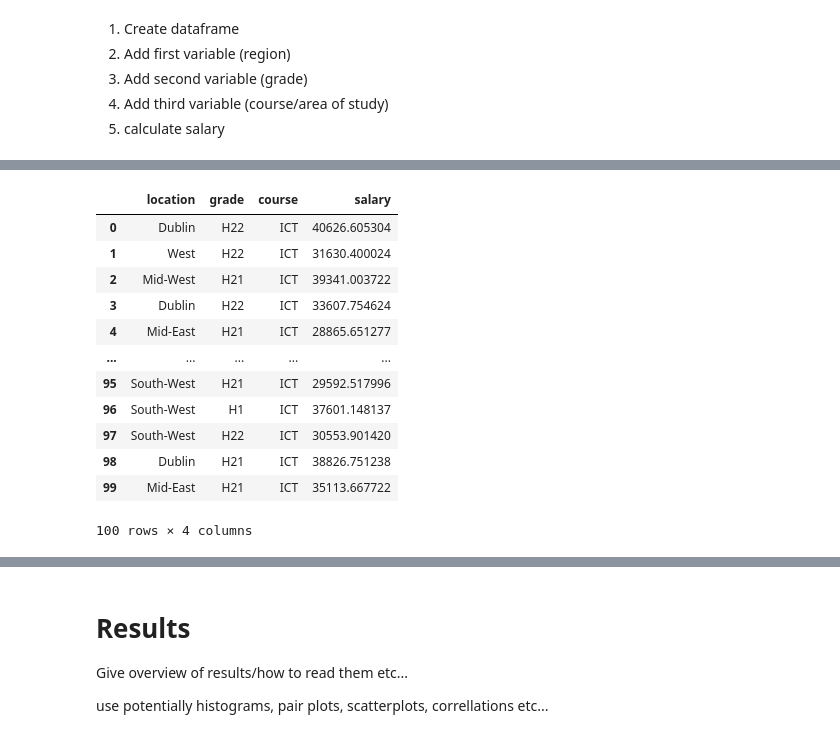
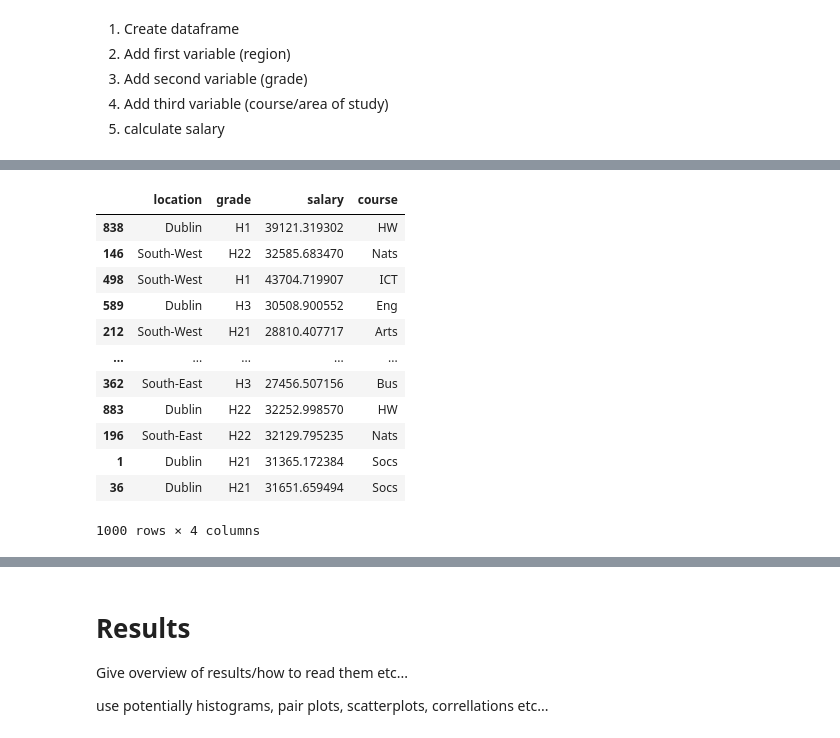
Before and after one commit to PeeBs68/mywork, a Jupyter notebook: project1.ipynb, the cells around one changed output, grey strips where cells are left out. Drawn from its saved outputs; the diff is of its cells as text; code cells hidden in the pictures.

```diff
--- a/project1.ipynb
+++ b/project1.ipynb
@@ -275,13 +214,0 @@ x
-# %%
-# To get 100 random salaries between the max and min...assuming a standard normal distribution of values
-
-import random
-
-rand_sal = [random.randint(27951, 42562) for i in range(100)]
-
-# To just show the first 10 numbers in the list
-
-#x[:10]
-df['salary'] = rand_sal
-
-df
@@ -306,10 +330,10 @@ h21_rate = 0.91
 h22_rate = 0.85
 h3_rate = 0.76
 
-df['salary'] = (df['salary'] * h1_rate).where(df['grade'] == 'H1', df['salary'] * 1)
-df['salary'] = (df['salary'] * h21_rate).where(df['grade'] == 'H21', df['salary'] * 1)
-df['salary'] = (df['salary'] * h22_rate).where(df['grade'] == 'H22', df['salary'] * 1)
-df['salary'] = (df['salary'] * h3_rate).where(df['grade'] == 'H3', df['salary'] * 1)
+final_df['salary'] = (final_df['salary'] * h1_rate).where(final_df['grade'] == 'H1', final_df['salary'] * 1)
+final_df['salary'] = (final_df['salary'] * h21_rate).where(final_df['grade'] == 'H21', final_df['salary'] * 1)
+final_df['salary'] = (final_df['salary'] * h22_rate).where(final_df['grade'] == 'H22', final_df['salary'] * 1)
+final_df['salary'] = (final_df['salary'] * h3_rate).where(final_df['grade'] == 'H3', final_df['salary'] * 1)
 
 
 # Apply Location rates
@@ -321,54 +345,55 @@ m_rate = 0.9814
 se_rate = 0.9957
 w_rate = 0.9421
 b_rate = 0.8899
 
-df['salary'] = (df['salary'] * dublin_rate).where(df['location'] == 'Dublin', df['salary'] * 1)
-df['salary'] = (df['salary'] * sw_rate).where(df['location'] == 'South-West', df['salary'] * 1)
-df['salary'] = (df['salary'] * mw_rate).where(df['location'] == 'Mid-West', df['salary'] * 1)
-df['salary'] = (df['salary'] * me_rate).where(df['location'] == 'Mid-East', df['salary'] * 1)
-df['salary'] = (df['salary'] * m_rate).where(df['location'] == 'Midlands', df['salary'] * 1)
-df['salary'] = (df['salary'] * se_rate).where(df['location'] == 'South-East', df['salary'] * 1)
-df['salary'] = (df['salary'] * w_rate).where(df['location'] == 'West', df['salary'] * 1)
-df['salary'] = (df['salary'] * b_rate).where(df['location'] == 'Border', df['salary'] * 1)
+final_df['salary'] = (final_df['salary'] * dublin_rate).where(final_df['location'] == 'Dublin', final_df['salary'] * 1)
+final_df['salary'] = (final_df['salary'] * sw_rate).where(final_df['location'] == 'South-West', final_df['salary'] * 1)
+final_df['salary'] = (final_df['salary'] * mw_rate).where(final_df['location'] == 'Mid-West', final_df['salary'] * 1)
+final_df['salary'] = (final_df['salary'] * me_rate).where(final_df['location'] == 'Mid-East', final_df['salary'] * 1)
+final_df['salary'] = (final_df['salary'] * m_rate).where(final_df['location'] == 'Midlands', final_df['salary'] * 1)
+final_df['salary'] = (final_df['salary'] * se_rate).where(final_df['location'] == 'South-East', final_df['salary'] * 1)
+final_df['salary'] = (final_df['salary'] * w_rate).where(final_df['location'] == 'West', final_df['salary'] * 1)
+final_df['salary'] = (final_df['salary'] * b_rate).where(final_df['location'] == 'Border', final_df['salary'] * 1)
 
-
+'''
 # Apply area_of_study rates
 bus_rate = 1.0322
 hw_rate = 0.9917
 eng_rate = 1.1008
 arts_rate = 0.7533
 ns_rate = 1.047
 ed_rate = 1.0946
 socs_rate = 0.9169
 ict_rate = 1.1471
 serv_rate = 0.9112
 agr_rate = 0.8679
 
 
 df['salary'] = (df['salary'] * bus_rate).where(df['course'] == 'Bus', df['salary'] * 1)
 df['salary'] = (df['salary'] * hw_rate).where(df['course'] == 'HW', df['salary'] * 1)
 df['salary'] = (df['salary'] * eng_rate).where(df['course'] == 'Eng', df['salary'] * 1)
 df['salary'] = (df['salary'] * arts_rate).where(df['course'] == 'Arts', df['salary'] * 1)
 df['salary'] = (df['salary'] * ns_rate).where(df['course'] == 'Nats', df['salary'] * 1)
 df['salary'] = (df['salary'] * ed_rate).where(df['course'] == 'Ed', df['salary'] * 1)
 df['salary'] = (df['salary'] * socs_rate).where(df['course'] == 'Socs', df['salary'] * 1)
 df['salary'] = (df['salary'] * ict_rate).where(df['course'] == 'ICT', df['salary'] * 1)
 df['salary'] = (df['salary'] * serv_rate).where(df['course'] == 'Serv', df['salary'] * 1)
 df['salary'] = (df['salary'] * agr_rate).where(df['course'] == 'Agr', df['salary'] * 1)
 
-
-df
+#df = df.round({'salary': 0})
+'''
+final_df
 # %% [output]
-|  | location | grade | course | salary |
-| 0 | Dublin | H22 | ICT | 40626.605304 |
-| 1 | West | H22 | ICT | 31630.400024 |
-| 2 | Mid-West | H21 | ICT | 39341.003722 |
-| 3 | Dublin | H22 | ICT | 33607.754624 |
-| 4 | Mid-East | H21 | ICT | 28865.651277 |
+|  | location | grade | salary | course |
+| 838 | Dublin | H1 | 39121.319302 | HW |
+| 146 | South-West | H22 | 32585.683470 | Nats |
+| 498 | South-West | H1 | 43704.719907 | ICT |
+| 589 | Dublin | H3 | 30508.900552 | Eng |
+| 212 | South-West | H21 | 28810.407717 | Arts |
 | ... | ... | ... | ... | ... |
-| 95 | South-West | H21 | ICT | 29592.517996 |
-| 96 | South-West | H1 | ICT | 37601.148137 |
-| 97 | South-West | H22 | ICT | 30553.901420 |
-| 98 | Dublin | H21 | ICT | 38826.751238 |
-| 99 | Mid-East | H21 | ICT | 35113.667722 |
+| 362 | South-East | H3 | 27456.507156 | Bus |
+| 883 | Dublin | H22 | 32252.998570 | HW |
+| 196 | South-East | H22 | 32129.795235 | Nats |
+| 1 | Dublin | H21 | 31365.172384 | Socs |
+| 36 | Dublin | H21 | 31651.659494 | Socs |
-100 rows × 4 columns
+1000 rows × 4 columns
```
Also changed, not shown: parts of 30 cells of this notebook.
